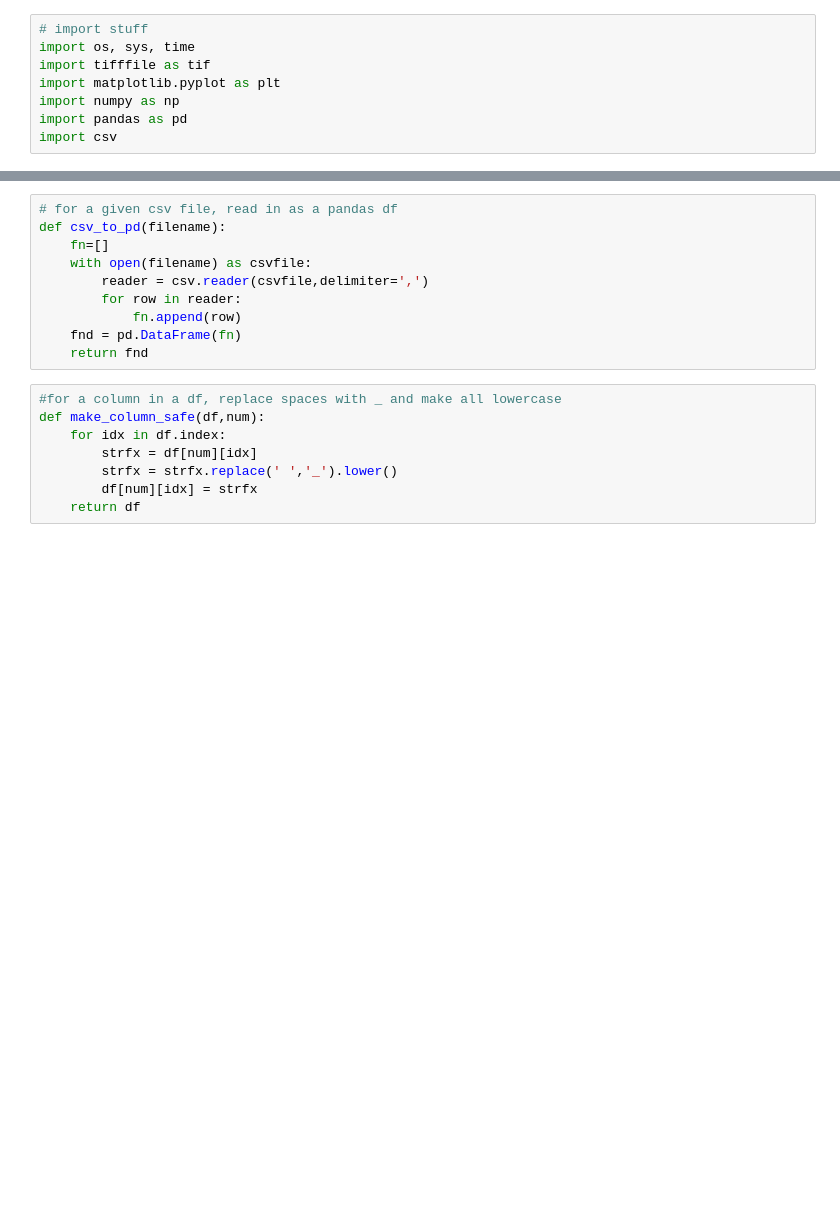
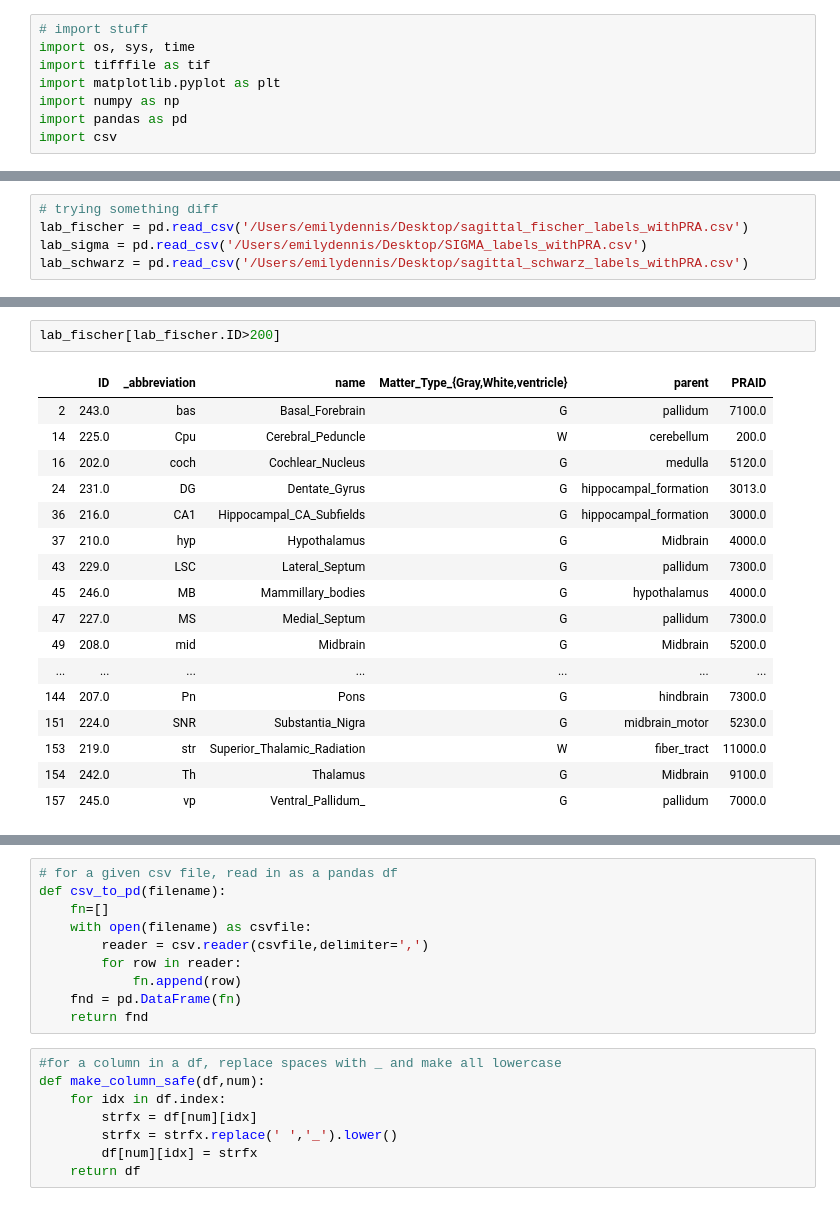
Before and after one commit to PrincetonUniversity/BrainPipe, a Jupyter notebook: tools/analysis/analysis_label_hierarchies.ipynb, the cells around one changed output, grey strips where cells are left out. Drawn from its saved outputs; the diff is of its cells as text; blank space fills up the shorter version.

```diff
--- a/tools/analysis/analysis_label_hierarchies.ipynb
+++ b/tools/analysis/analysis_label_hierarchies.ipynb
@@ -8,0 +12,5 @@ import csv
+# %%
+# trying something diff
+lab_fischer = pd.read_csv('/Users/emilydennis/Desktop/sagittal_fischer_labels_withPRA.csv')
+lab_sigma = pd.read_csv('/Users/emilydennis/Desktop/SIGMA_labels_withPRA.csv')
+lab_schwarz = pd.read_csv('/Users/emilydennis/Desktop/sagittal_schwarz_labels_withPRA.csv')
@@ -8,0 +97,20 @@ import csv
+# %%
+lab_fischer[lab_fischer.ID>200]
+# %% [output]
+|  | ID | _abbreviation | name | Matter_Type_{Gray,White,ventricle} | parent | PRAID |
+| 2 | 243.0 | bas | Basal_Forebrain | G | pallidum | 7100.0 |
+| 14 | 225.0 | Cpu | Cerebral_Peduncle | W | cerebellum | 200.0 |
+| 16 | 202.0 | coch | Cochlear_Nucleus | G | medulla | 5120.0 |
+| 24 | 231.0 | DG | Dentate_Gyrus | G | hippocampal_formation | 3013.0 |
+| 36 | 216.0 | CA1 | Hippocampal_CA_Subfields | G | hippocampal_formation | 3000.0 |
+| 37 | 210.0 | hyp | Hypothalamus | G | Midbrain | 4000.0 |
+| 43 | 229.0 | LSC | Lateral_Septum | G | pallidum | 7300.0 |
+| 45 | 246.0 | MB | Mammillary_bodies | G | hypothalamus | 4000.0 |
+| 47 | 227.0 | MS | Medial_Septum | G | pallidum | 7300.0 |
+| 49 | 208.0 | mid | Midbrain | G | Midbrain | 5200.0 |
+| ... | ... | ... | ... | ... | ... | ... |
+| 144 | 207.0 | Pn | Pons | G | hindbrain | 7300.0 |
+| 151 | 224.0 | SNR | Substantia_Nigra | G | midbrain_motor | 5230.0 |
+| 153 | 219.0 | str | Superior_Thalamic_Radiation | W | fiber_tract | 11000.0 |
+| 154 | 242.0 | Th | Thalamus | G | Midbrain | 9100.0 |
+| 157 | 245.0 | vp | Ventral_Pallidum_ | G | pallidum | 7000.0 |
```
Also changed, not shown: parts of 14 cells of this notebook.
